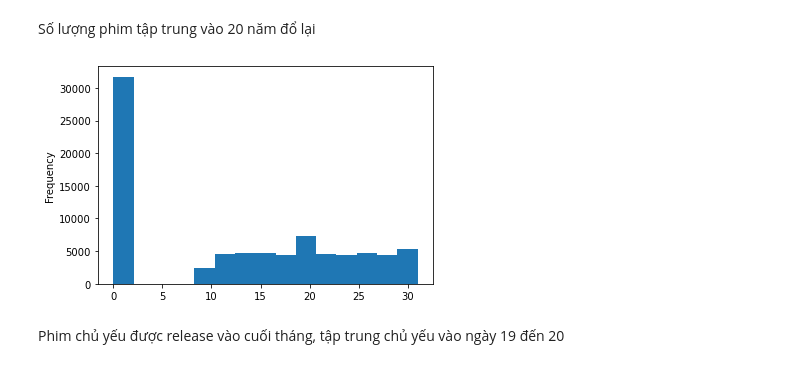
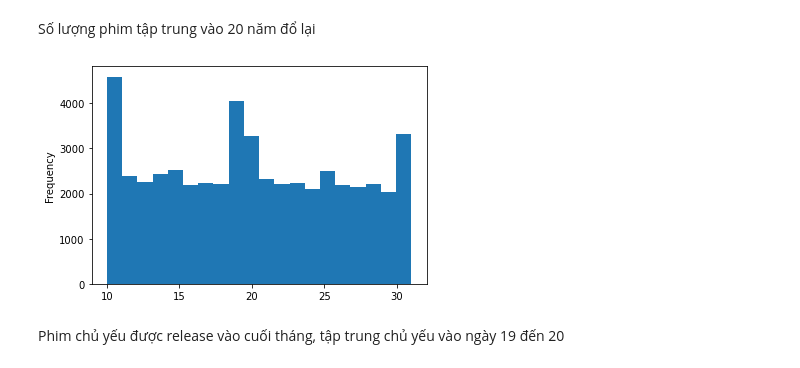
Before and after one commit to DDogeeee/movie_score_imdb, a Jupyter notebook: main.ipynb, the cells around one changed output. Saved outputs shown, nothing was run; the diff lists cells and outputs as text; code cells hidden in the pictures.

```diff
--- a/main.ipynb
+++ b/main.ipynb
@@ -149,9 +149,9 @@ df.age.plot.hist();
 # %% [markdown]
 Số lượng phim tập trung vào 20 năm đổ lại
 # %%
-df.day.plot.hist(bins = 15);
+df[df['day']!=0].day.plot.hist(bins = 20);
 # %% [output]
-[figure, old version]
+[figure, new version]
 # %% [markdown]
 Phim chủ yếu được release vào cuối tháng, tập trung chủ yếu vào ngày 19 đến 20
 # %%
```
Also changed, not shown: parts of 12 cells of this notebook, 6 other files.
